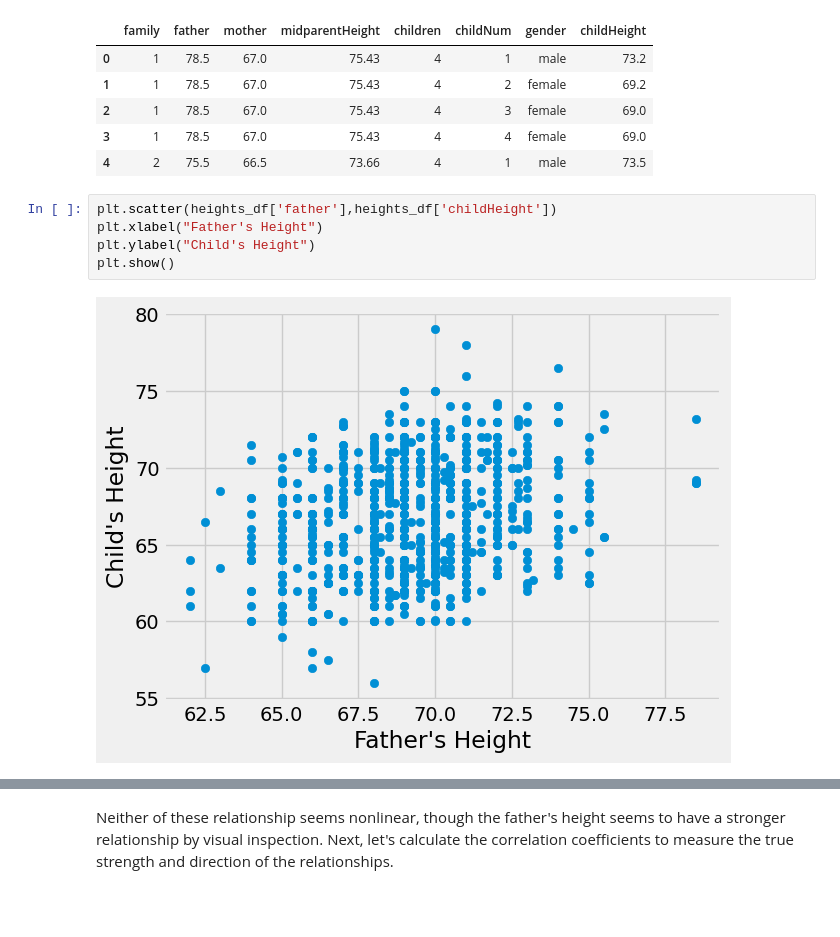
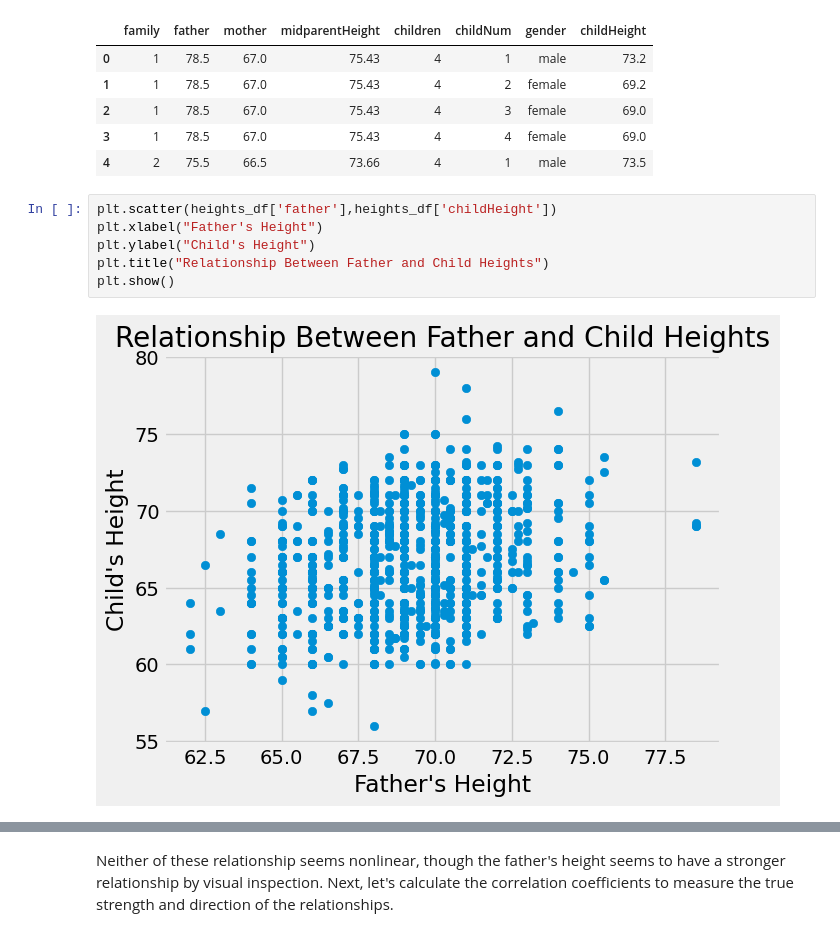
Before and after one commit to uchicago-dsi/textbook-datascience-1, a Jupyter notebook: textbook/17/2/correlation.ipynb, the cells around one changed output, grey strips where cells are left out. Cells and saved outputs as stored; diff of their text form; blank space fills up the shorter version.

```diff
--- a/textbook/17/2/correlation.ipynb
+++ b/textbook/17/2/correlation.ipynb
@@ -130,10 +138,11 @@ heights_df.head()
 # %%
 plt.scatter(heights_df['father'],heights_df['childHeight'])
 plt.xlabel("Father's Height")
 plt.ylabel("Child's Height")
+plt.title("Relationship Between Father and Child Heights")
 plt.show()
 # %% [output]
-[figure, old version]
+[figure, new version]
 # %%
 plt.scatter(heights_df['mother'],heights_df['childHeight'])
 plt.xlabel("Mother's Height")
```
Also changed, not shown: parts of 21 cells of this notebook.
